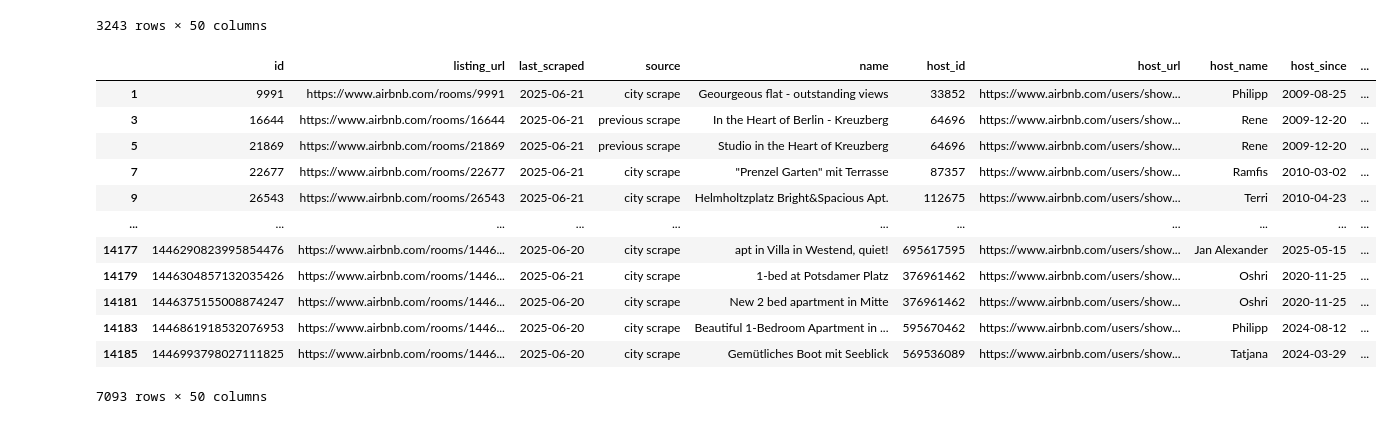
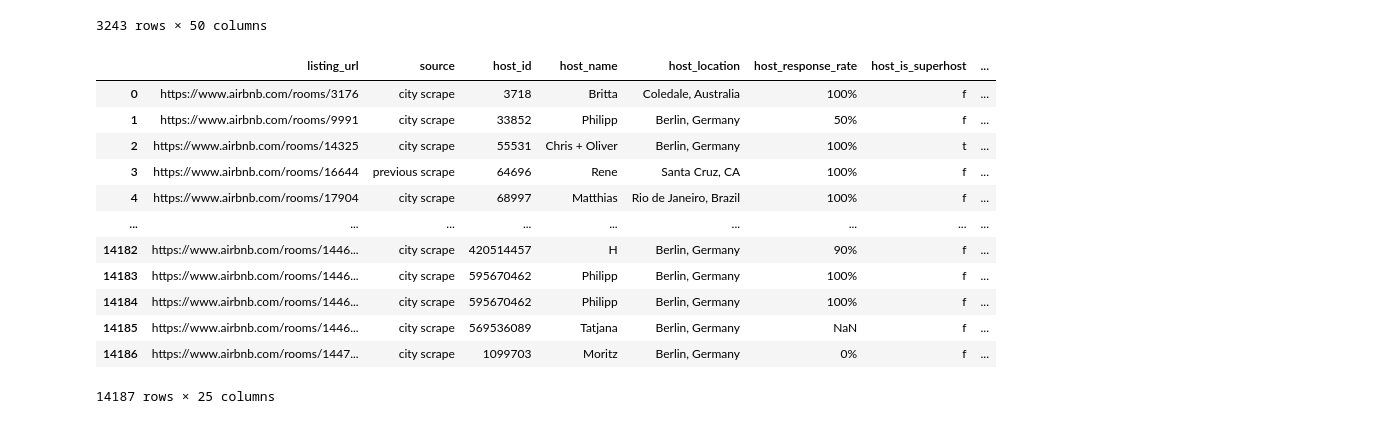
Before and after one commit to Raydays55/Extraccion-de-Datos-Act-2.1, a Jupyter notebook: Actividad 2.2/Act_2.2.ipynb, the cells around one changed output. Cells and saved outputs as stored; diff of their text form; code cells hidden in the pictures.

```diff
--- a/Actividad 2.2/Act_2.2.ipynb
+++ b/Actividad 2.2/Act_2.2.ipynb
@@ -270,19 +248,19 @@ Name: count, dtype: int64
 3243 rows × 50 columns
 # %%
 # 8. Los registros de las columnas “impares”
-df_impares = df_clean.iloc[1::2]
+df_impares = df_clean.iloc[:,1::2]
 df_impares
 # %% [output]
-|  | id | listing_url | last_scraped | source | name | host_id | host_url | host_name | host_since | ... |
-| 1 | 9991 | https://www.airbnb.com/rooms/9991 | 2025-06-21 | city scrape | Geourgeous flat - outstanding views | 33852 | https://www.airbnb.com/users/show... | Philipp | 2009-08-25 | ... |
-| 3 | 16644 | https://www.airbnb.com/rooms/16644 | 2025-06-21 | previous scrape | In the Heart of Berlin - Kreuzberg | 64696 | https://www.airbnb.com/users/show... | Rene | 2009-12-20 | ... |
-| 5 | 21869 | https://www.airbnb.com/rooms/21869 | 2025-06-21 | previous scrape | Studio in the Heart of Kreuzberg | 64696 | https://www.airbnb.com/users/show... | Rene | 2009-12-20 | ... |
-| 7 | 22677 | https://www.airbnb.com/rooms/22677 | 2025-06-21 | city scrape | "Prenzel Garten" mit Terrasse | 87357 | https://www.airbnb.com/users/show... | Ramfis | 2010-03-02 | ... |
-| 9 | 26543 | https://www.airbnb.com/rooms/26543 | 2025-06-21 | city scrape | Helmholtzplatz Bright&Spacious Apt. | 112675 | https://www.airbnb.com/users/show... | Terri | 2010-04-23 | ... |
-| ... | ... | ... | ... | ... | ... | ... | ... | ... | ... | ... |
-| 14177 | 1446290823995854476 | https://www.airbnb.com/rooms/1446... | 2025-06-20 | city scrape | apt in Villa in Westend, quiet! | 695617595 | https://www.airbnb.com/users/show... | Jan Alexander | 2025-05-15 | ... |
-| 14179 | 1446304857132035426 | https://www.airbnb.com/rooms/1446... | 2025-06-21 | city scrape | 1-bed at Potsdamer Platz | 376961462 | https://www.airbnb.com/users/show... | Oshri | 2020-11-25 | ... |
-| 14181 | 1446375155008874247 | https://www.airbnb.com/rooms/1446... | 2025-06-20 | city scrape | New 2 bed apartment in Mitte | 376961462 | https://www.airbnb.com/users/show... | Oshri | 2020-11-25 | ... |
-| 14183 | 1446861918532076953 | https://www.airbnb.com/rooms/1446... | 2025-06-20 | city scrape | Beautiful 1-Bedroom Apartment in ... | 595670462 | https://www.airbnb.com/users/show... | Philipp | 2024-08-12 | ... |
-| 14185 | 1446993798027111825 | https://www.airbnb.com/rooms/1446... | 2025-06-20 | city scrape | Gemütliches Boot mit Seeblick | 569536089 | https://www.airbnb.com/users/show... | Tatjana | 2024-03-29 | ... |
+|  | listing_url | source | host_id | host_name | host_location | host_response_rate | host_is_superhost | ... |
+| 0 | https://www.airbnb.com/rooms/3176 | city scrape | 3718 | Britta | Coledale, Australia | 100% | f | ... |
+| 1 | https://www.airbnb.com/rooms/9991 | city scrape | 33852 | Philipp | Berlin, Germany | 50% | f | ... |
+| 2 | https://www.airbnb.com/rooms/14325 | city scrape | 55531 | Chris + Oliver | Berlin, Germany | 100% | t | ... |
+| 3 | https://www.airbnb.com/rooms/16644 | previous scrape | 64696 | Rene | Santa Cruz, CA | 100% | f | ... |
+| 4 | https://www.airbnb.com/rooms/17904 | city scrape | 68997 | Matthias | Rio de Janeiro, Brazil | 100% | f | ... |
+| ... | ... | ... | ... | ... | ... | ... | ... | ... |
+| 14182 | https://www.airbnb.com/rooms/1446... | city scrape | 420514457 | H | Berlin, Germany | 90% | f | ... |
+| 14183 | https://www.airbnb.com/rooms/1446... | city scrape | 595670462 | Philipp | Berlin, Germany | 100% | f | ... |
+| 14184 | https://www.airbnb.com/rooms/1446... | city scrape | 595670462 | Philipp | Berlin, Germany | 100% | f | ... |
+| 14185 | https://www.airbnb.com/rooms/1446... | city scrape | 569536089 | Tatjana | Berlin, Germany | NaN | f | ... |
+| 14186 | https://www.airbnb.com/rooms/1447... | city scrape | 1099703 | Moritz | Berlin, Germany | 0% | f | ... |
-7093 rows × 50 columns
+14187 rows × 25 columns
```
Also changed, not shown: parts of 7 cells of this notebook.
